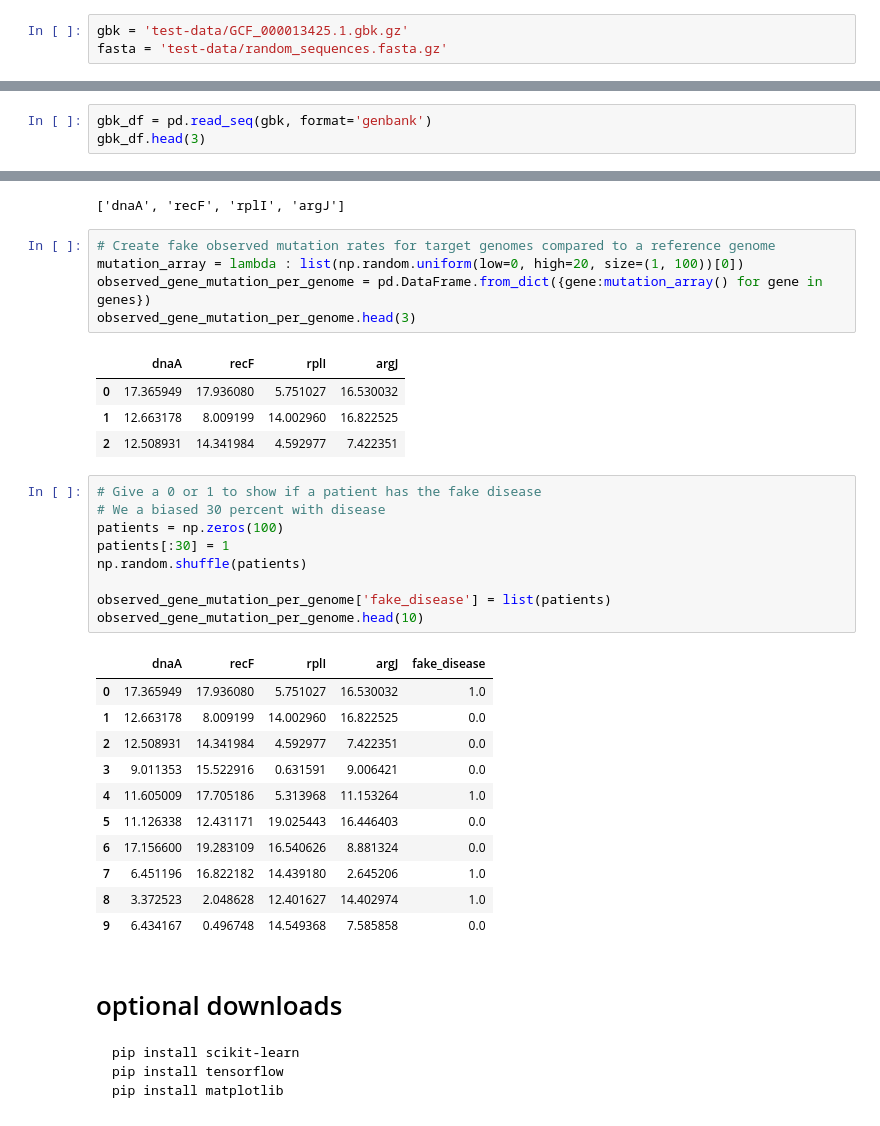
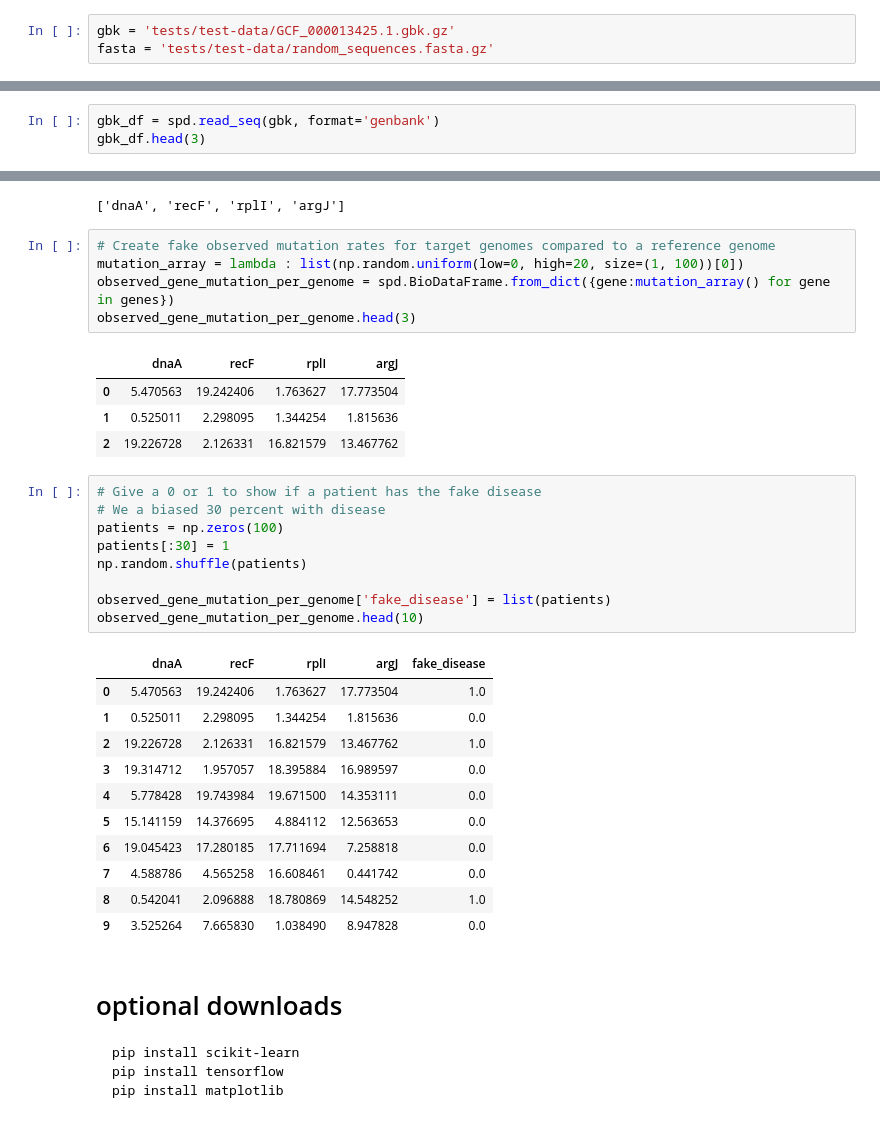
Before and after one commit to tmsincomb/SeqPandas, a Jupyter notebook: tutorial.ipynb, the cells around one changed output, grey strips where cells are left out. Saved outputs shown, nothing was run; the diff lists cells and outputs as text.

````diff
--- a/tutorial.ipynb
+++ b/tutorial.ipynb
@@ -8,8 +7,8 @@ pysam disabled ::: conda install pysam for read_seq BAM functionality
 # %% [markdown]
 # Sample files used
 # %%
-gbk = 'test-data/GCF_000013425.1.gbk.gz'
-fasta = 'test-data/random_sequences.fasta.gz'
+gbk = 'tests/test-data/GCF_000013425.1.gbk.gz'
+fasta = 'tests/test-data/random_sequences.fasta.gz'
 # %% [markdown]
 # Fasta to Pandas DataFrame example
 # %%
@@ -56,7 +55,7 @@ fasta_df.head(1).to_dict('records')
 # %% [markdown]
 # GenBank to Pandas DataFrame example
 # %%
-gbk_df = pd.read_seq(gbk, format='genbank')
+gbk_df = spd.read_seq(gbk, format='genbank')
 gbk_df.head(3)
 # %% [output]
 |  | _seq | id | name | description | dbxrefs | _per_letter_annotations | molecule_type | topology | ... |
@@ -136,13 +135,13 @@ genes
 # %%
 # Create fake observed mutation rates for target genomes compared to a reference genome
 mutation_array = lambda : list(np.random.uniform(low=0, high=20, size=(1, 100))[0])
-observed_gene_mutation_per_genome = pd.DataFrame.from_dict({gene:mutation_array() for gene in genes})
+observed_gene_mutation_per_genome = spd.BioDataFrame.from_dict({gene:mutation_array() for gene in genes})
 observed_gene_mutation_per_genome.head(3)
 # %% [output]
 |  | dnaA | recF | rplI | argJ |
-| 0 | 17.365949 | 17.936080 | 5.751027 | 16.530032 |
-| 1 | 12.663178 | 8.009199 | 14.002960 | 16.822525 |
-| 2 | 12.508931 | 14.341984 | 4.592977 | 7.422351 |
+| 0 | 5.470563 | 19.242406 | 1.763627 | 17.773504 |
+| 1 | 0.525011 | 2.298095 | 1.344254 | 1.815636 |
+| 2 | 19.226728 | 2.126331 | 16.821579 | 13.467762 |
 # %%
 # Give a 0 or 1 to show if a patient has the fake disease
 # We a biased 30 percent with disease
@@ -154,16 +153,16 @@ observed_gene_mutation_per_genome['fake_disease'] = list(patients)
 observed_gene_mutation_per_genome.head(10)
 # %% [output]
 |  | dnaA | recF | rplI | argJ | fake_disease |
-| 0 | 17.365949 | 17.936080 | 5.751027 | 16.530032 | 1.0 |
-| 1 | 12.663178 | 8.009199 | 14.002960 | 16.822525 | 0.0 |
-| 2 | 12.508931 | 14.341984 | 4.592977 | 7.422351 | 0.0 |
-| 3 | 9.011353 | 15.522916 | 0.631591 | 9.006421 | 0.0 |
-| 4 | 11.605009 | 17.705186 | 5.313968 | 11.153264 | 1.0 |
-| 5 | 11.126338 | 12.431171 | 19.025443 | 16.446403 | 0.0 |
-| 6 | 17.156600 | 19.283109 | 16.540626 | 8.881324 | 0.0 |
-| 7 | 6.451196 | 16.822182 | 14.439180 | 2.645206 | 1.0 |
-| 8 | 3.372523 | 2.048628 | 12.401627 | 14.402974 | 1.0 |
-| 9 | 6.434167 | 0.496748 | 14.549368 | 7.585858 | 0.0 |
+| 0 | 5.470563 | 19.242406 | 1.763627 | 17.773504 | 1.0 |
+| 1 | 0.525011 | 2.298095 | 1.344254 | 1.815636 | 0.0 |
+| 2 | 19.226728 | 2.126331 | 16.821579 | 13.467762 | 1.0 |
+| 3 | 19.314712 | 1.957057 | 18.395884 | 16.989597 | 0.0 |
+| 4 | 5.778428 | 19.743984 | 19.671500 | 14.353111 | 0.0 |
+| 5 | 15.141159 | 14.376695 | 4.884112 | 12.563653 | 0.0 |
+| 6 | 19.045423 | 17.280185 | 17.711694 | 7.258818 | 0.0 |
+| 7 | 4.588786 | 4.565258 | 16.608461 | 0.441742 | 0.0 |
+| 8 | 0.542041 | 2.096888 | 18.780869 | 14.548252 | 1.0 |
+| 9 | 3.525264 | 7.665830 | 1.038490 | 8.947828 | 0.0 |
 # %% [markdown]
 # optional downloads
 ```bash
````
Also changed, not shown: parts of 10 cells of this notebook, 40 other files.
